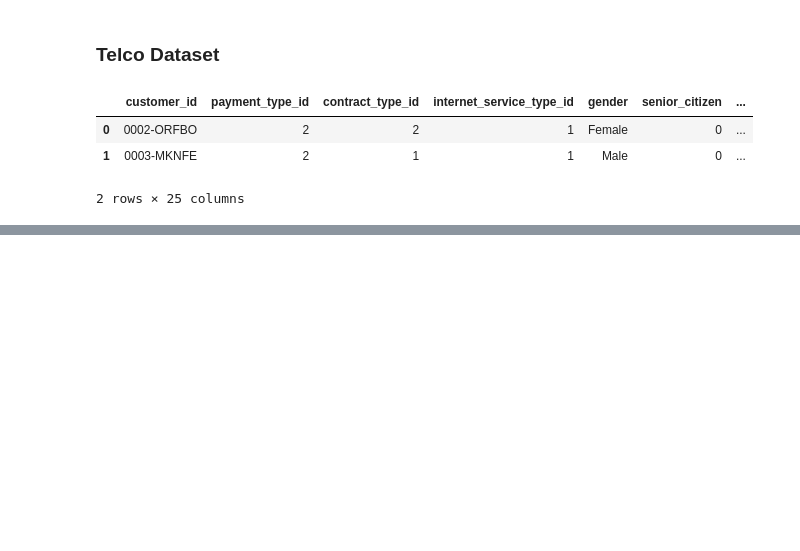
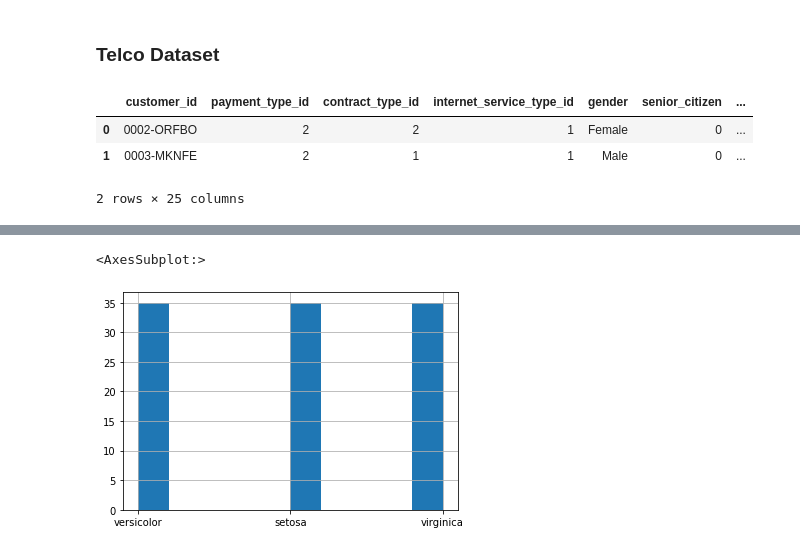
Before and after one commit to Cayt-Schlichting/classification-exercises, a Jupyter notebook: classification_exercises.ipynb, the cells around one changed output, grey strips where cells are left out. Cells and saved outputs as stored; diff of their text form; code cells hidden in the pictures; blank space fills up the shorter version.

```diff
--- a/classification_exercises.ipynb
+++ b/classification_exercises.ipynb
@@ -1004,0 +1043,7 @@ tr, test, validate = prepare.prep_iris(df)
+# %%
+#on a bar plot using pandas/pyplot
+tr.species.hist()
+#less pretty, use seaborn
+# %% [output]
+<AxesSubplot:>
+[figure, added]
```
Also changed, not shown: parts of 134 cells of this notebook, 1 other file.
